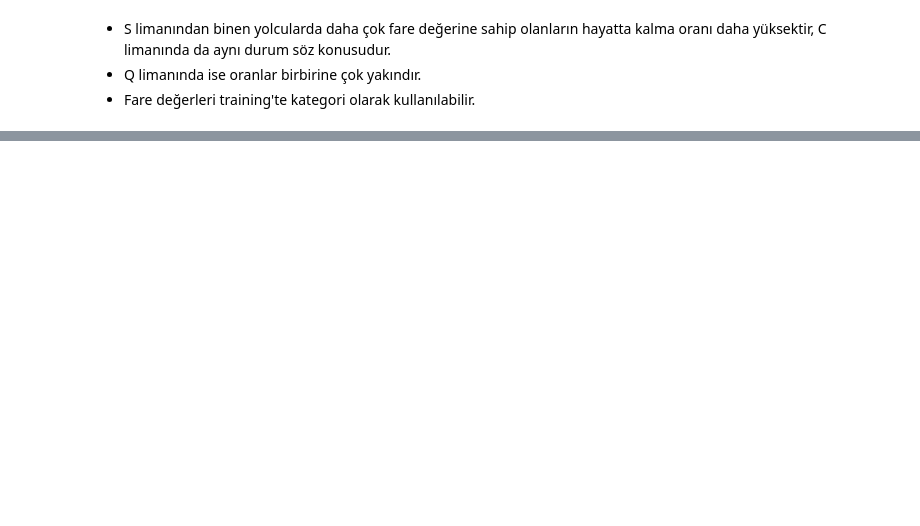
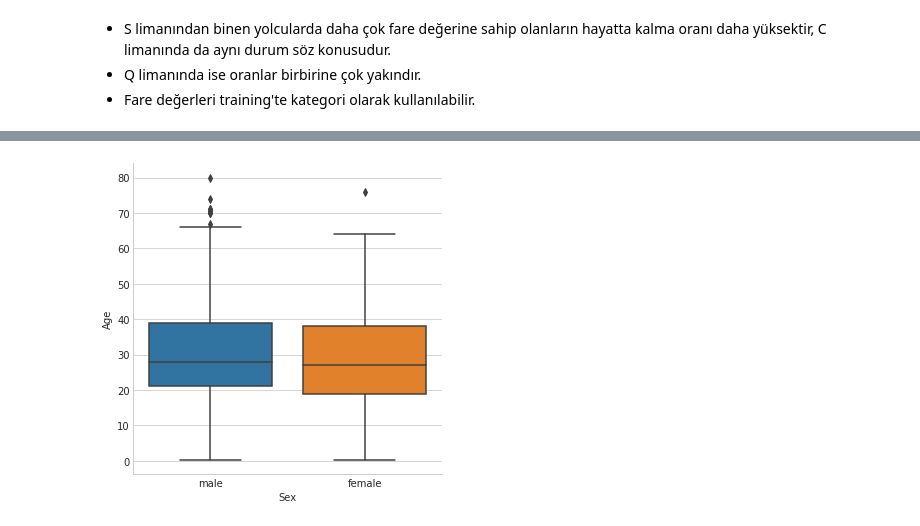
Before and after one commit to ebrukirikkayis/Kaggle-Competition-Titanic-EDA-, a Jupyter notebook: rms-titanic-eda.ipynb, the cells around one changed output, grey strips where cells are left out. Drawn from its saved outputs; the diff is of its cells as text; code cells hidden in the pictures; blank space fills up the shorter version.

```diff
--- a/rms-titanic-eda.ipynb
+++ b/rms-titanic-eda.ipynb
@@ -572,0 +593,5 @@ plt.show()
+# %%
+sns.factorplot(x="Sex", y="Age", data=train_df, kind="box")
+plt.show()
+# %% [output]
+[figure, added]
```
Also changed, not shown: parts of 18 cells of this notebook.
